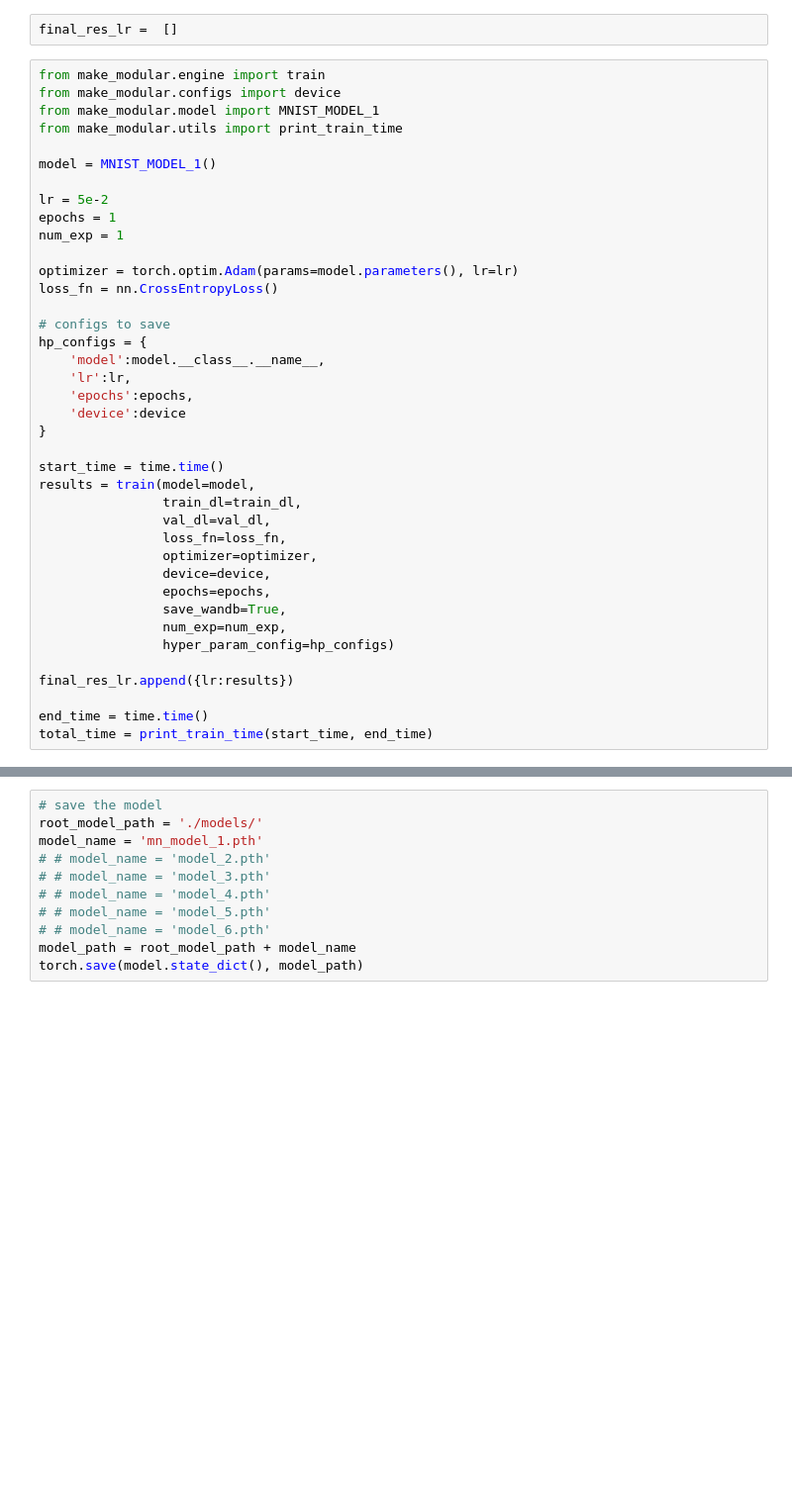
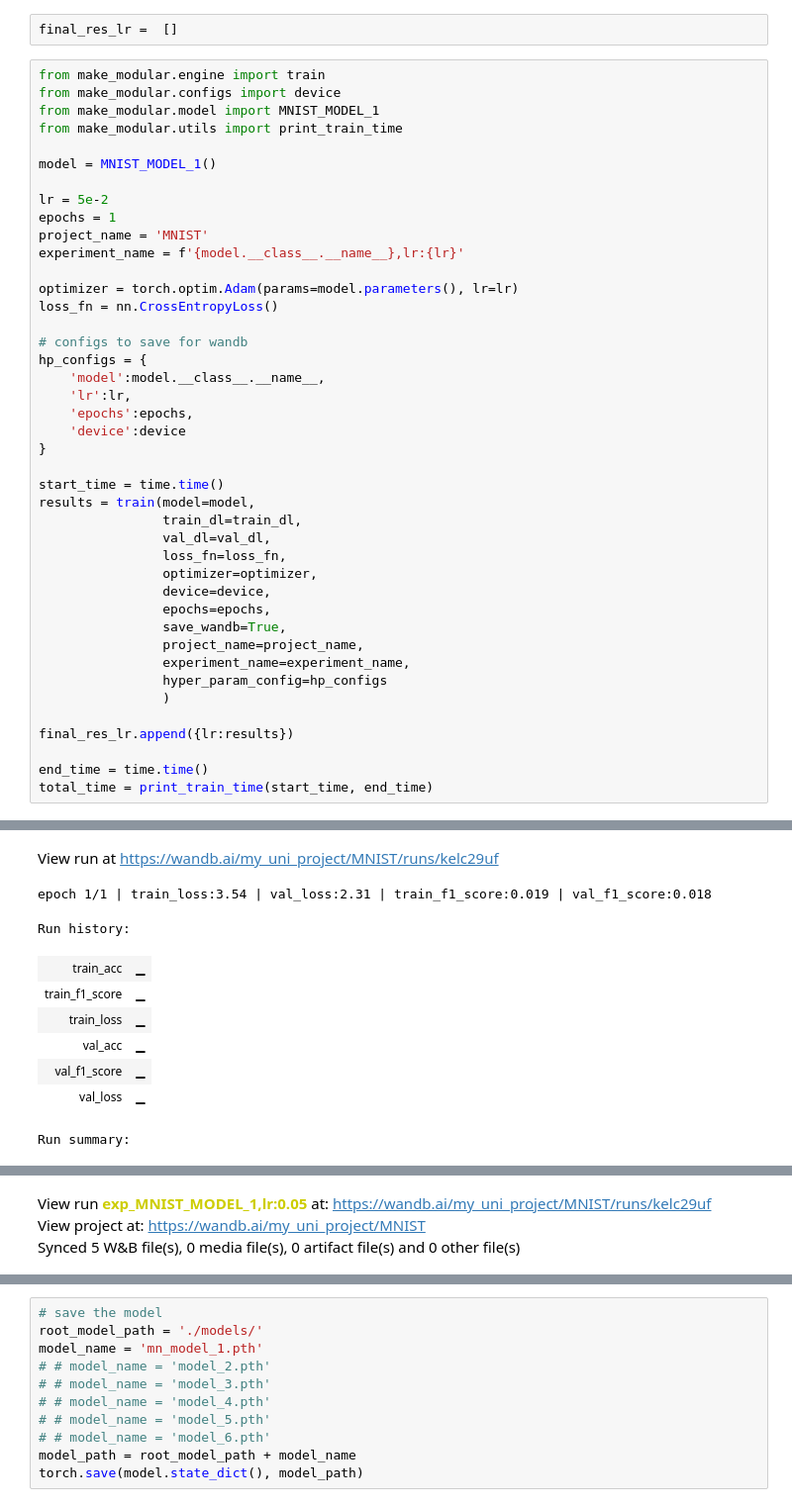
Before and after one commit to hosseinkh79/Prob_2, a Jupyter notebook: mnist.ipynb, the cells around one changed output, grey strips where cells are left out. Shown at 99% size. Saved outputs shown, nothing was run; the diff lists cells and outputs as text; blank space fills up the shorter version.

```diff
--- a/mnist.ipynb
+++ b/mnist.ipynb
@@ -91,12 +98,13 @@ model = MNIST_MODEL_1()
 
 lr = 5e-2
 epochs = 1
-num_exp = 1
+project_name = 'MNIST'
+experiment_name = f'{model.__class__.__name__},lr:{lr}'
 
 optimizer = torch.optim.Adam(params=model.parameters(), lr=lr)
 loss_fn = nn.CrossEntropyLoss()
 
-# configs to save
+# configs to save for wandb
 hp_configs = {
     'model':model.__class__.__name__,
     'lr':lr,
@@ -113,10 +121,13 @@ results = train(model=model,
                 device=device,
                 epochs=epochs,
                 save_wandb=True,
-                num_exp=num_exp,
-                hyper_param_config=hp_configs)
+                project_name=project_name,
+                experiment_name=experiment_name,
+                hyper_param_config=hp_configs
+                )
 
 final_res_lr.append({lr:results})
 
 end_time = time.time()
 total_time = print_train_time(start_time, end_time)
+# %% [output]
@@ -122,0 +138,10 @@ total_time = print_train_time(start_time, end_time)
+View run at https://wandb.ai/my_uni_project/MNIST/runs/kelc29uf
+epoch 1/1 | train_loss:3.54 | val_loss:2.31 | train_f1_score:0.019 | val_f1_score:0.018
+Run history:
+| train_acc | ▁ |
+| train_f1_score | ▁ |
+| train_loss | ▁ |
+| val_acc | ▁ |
+| val_f1_score | ▁ |
+| val_loss | ▁ |
+Run summary:
@@ -122,0 +154,3 @@ total_time = print_train_time(start_time, end_time)
+View run exp_MNIST_MODEL_1,lr:0.05 at: https://wandb.ai/my_uni_project/MNIST/runs/kelc29uf
+View project at: https://wandb.ai/my_uni_project/MNIST
+Synced 5 W&B file(s), 0 media file(s), 0 artifact file(s) and 0 other file(s)
```
Also changed, not shown: parts of 8 cells of this notebook, 3 other files.
